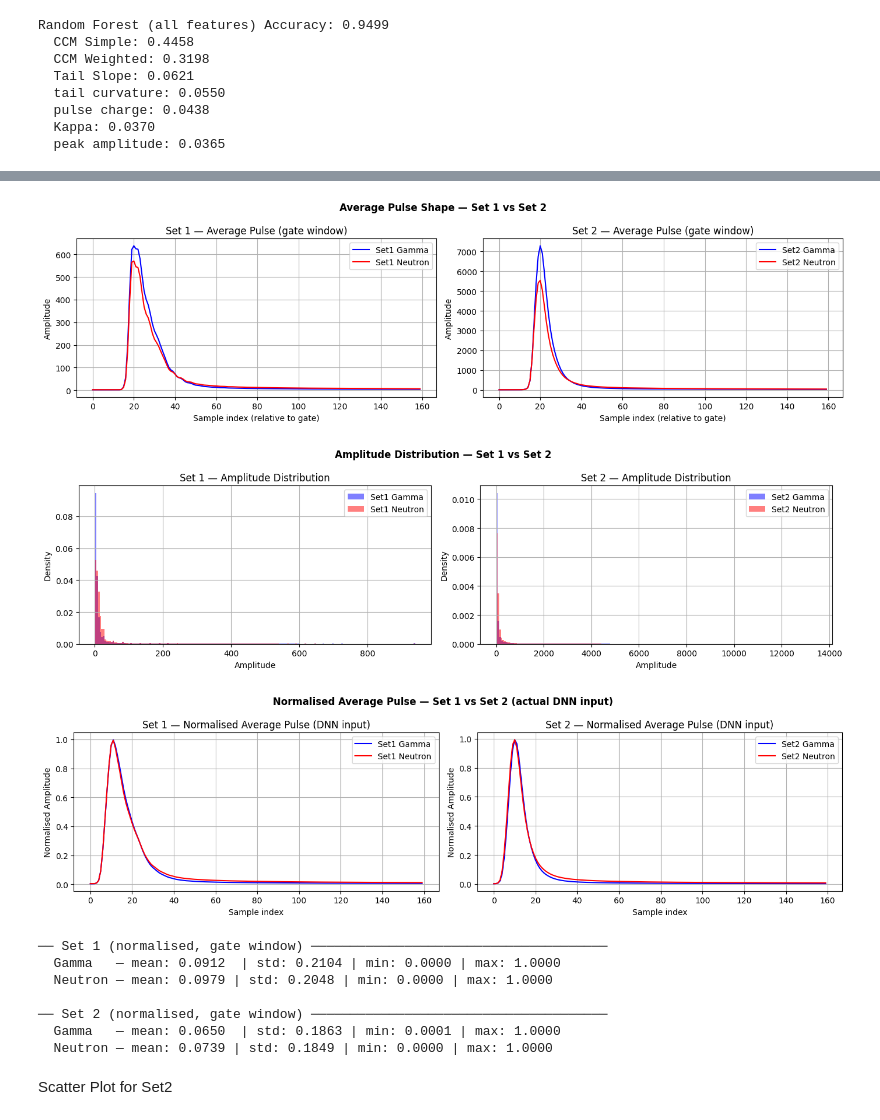
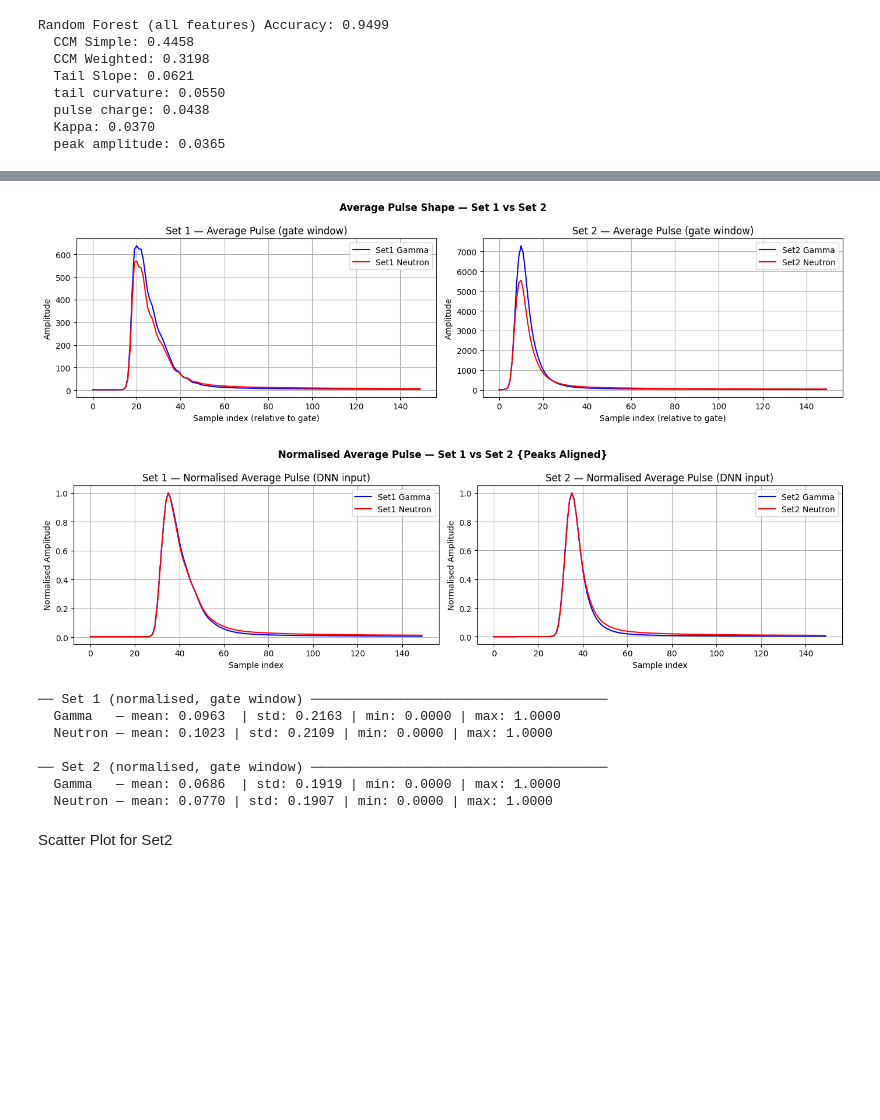
Before and after one commit to Jayanashah/Neutron-Gamma-discrimination-Project, a Jupyter notebook: 27.12.25-Code_Plastic_Scintillator_1.ipynb, the cells around one changed output, grey strips where cells are left out. Drawn from its saved outputs; the diff is of its cells as text; code cells hidden in the pictures; blank space fills up the shorter version.

```diff
--- a/27.12.25-Code_Plastic_Scintillator_1.ipynb
+++ b/27.12.25-Code_Plastic_Scintillator_1.ipynb
@@ -130,8 +130,8 @@ from sklearn.metrics import accuracy_score, confusion_matrix, roc_auc_score
 def calculate_fom(gamma_data, neutron_data, bins=200):
     g_counts, g_edges = np.histogram(gamma_data, bins=bins)
     n_counts, n_edges = np.histogram(neutron_data, bins=bins)
-    g_mids = (g_edges[:-1] + g_edges[1:]) / 2
-    n_mids = (n_edges[:-1] + n_edges[1:]) / 2
+    g_mids = (g_edges[:-1] + g_edges ) / 2
+    n_mids = (n_edges[:-1] + n_edges ) / 2
 
     def get_fwhm(counts, mids):
         peak_idx  = np.argmax(counts)
@@ -2153,12 +2150,13 @@ Set 2 Inference — Accuracy: 0.7944 | AUC: 0.9953
 # Get t-columns from Set 1
 t_cols_s1_gamma   = [c for c in df_clean_gamma.columns   if str(c).startswith('t') or str(c).isdigit()]
 t_cols_s1_neutron = [c for c in df_clean_neutron.columns if str(c).startswith('t') or str(c).isdigit()]
-
+short_start = 15
+long_end    = 165
 # Use numeric columns only for Set 1 (in case columns are named differently)
 set1_gamma_vals   = df_clean_gamma.select_dtypes(include=np.number).iloc[:, short_start:long_end]
 set1_neutron_vals = df_clean_neutron.select_dtypes(include=np.number).iloc[:, short_start:long_end]
-set2_gamma_vals   = df_clean_gamma_AmBe.iloc[:, short_start-10:long_end-10]
-set2_neutron_vals = df_clean_neutron_AmBe.iloc[:, short_start-10:long_end-10]
+set2_gamma_vals   = df_clean_gamma_AmBe.iloc[:, short_start:long_end]
+set2_neutron_vals = df_clean_neutron_AmBe.iloc[:, short_start:long_end]
 
 mean_s1_g = set1_gamma_vals.mean(axis=0).values
 mean_s1_n = set1_neutron_vals.mean(axis=0).values
@@ -2188,38 +2186,6 @@ for spine in axes[1].spines.values():
     spine.set_visible(True)
 
 plt.suptitle("Average Pulse Shape — Set 1 vs Set 2", fontsize=12, fontweight='bold')
-plt.tight_layout()
-plt.show()
-
-# ── Diagnosis 2: Compare amplitude distributions ──────────────────────────────
-
-fig, axes = plt.subplots(1, 2, figsize=(14, 4))
-
-axes[0].hist(set1_gamma_vals.values.flatten(),   bins=200, alpha=0.5,
-             color='blue', label='Set1 Gamma',   density=True)
-axes[0].hist(set1_neutron_vals.values.flatten(), bins=200, alpha=0.5,
-             color='red',  label='Set1 Neutron', density=True)
-axes[0].set_title("Set 1 — Amplitude Distribution")
-axes[0].set_xlabel("Amplitude")
-axes[0].set_ylabel("Density")
-axes[0].legend()
-axes[0].grid(True)
-for spine in axes[0].spines.values():
-    spine.set_visible(True)
-
-axes[1].hist(set2_gamma_vals.values.flatten(),   bins=200, alpha=0.5,
-             color='blue', label='Set2 Gamma',   density=True)
-axes[1].hist(set2_neutron_vals.values.flatten(), bins=200, alpha=0.5,
-             color='red',  label='Set2 Neutron', density=True)
-axes[1].set_title("Set 2 — Amplitude Distribution")
-axes[1].set_xlabel("Amplitude")
-axes[1].set_ylabel("Density")
-axes[1].legend()
-axes[1].grid(True)
-for spine in axes[1].spines.values():
-    spine.set_visible(True)
-
-plt.suptitle("Amplitude Distribution — Set 1 vs Set 2", fontsize=12, fontweight='bold')
 plt.tight_layout()
 plt.show()
 
@@ -2245,44 +2211,43 @@ for spine in axes[0].spines.values():
     spine.set_visible(True)
 
 axes[1].plot(X2_gamma.mean(axis=0),   color='blue', linewidth=1.5, label='Set2 Gamma')
 axes[1].plot(X2_neutron.mean(axis=0), color='red',  linewidth=1.5, label='Set2 Neutron')
 axes[1].set_title("Set 2 — Normalised Average Pulse (DNN input)")
 axes[1].set_xlabel("Sample index")
 axes[1].set_ylabel("Normalised Amplitude")
 axes[1].legend()
 axes[1].grid(True)
 for spine in axes[1].spines.values():
     spine.set_visible(True)
 
-plt.suptitle("Normalised Average Pulse — Set 1 vs Set 2 (actual DNN input)",
+plt.suptitle("Normalised Average Pulse — Set 1 vs Set 2 {Peaks Aligned}",
              fontsize=12, fontweight='bold')
 plt.tight_layout()
 plt.show()
 
 # ── Diagnosis 4: Print raw statistics ────────────────────────────────────────
 
 print("── Set 1 (normalised, gate window) ──────────────────────────────────────")
 print(f"  Gamma   — mean: {X1_gamma.mean():.4f}  | std: {X1_gamma.std():.4f} "
       f"| min: {X1_gamma.min():.4f} | max: {X1_gamma.max():.4f}")
 print(f"  Neutron — mean: {X1_neutron.mean():.4f} | std: {X1_neutron.std():.4f} "
       f"| min: {X1_neutron.min():.4f} | max: {X1_neutron.max():.4f}")
 
 print("\n── Set 2 (normalised, gate window) ──────────────────────────────────────")
 print(f"  Gamma   — mean: {X2_gamma.mean():.4f}  | std: {X2_gamma.std():.4f} "
       f"| min: {X2_gamma.min():.4f} | max: {X2_gamma.max():.4f}")
 print(f"  Neutron — mean: {X2_neutron.mean():.4f} | std: {X2_neutron.std():.4f} "
       f"| min: {X2_neutron.min():.4f} | max: {X2_neutron.max():.4f}")
 # %% [output]
-[figure, old version]
+[figure, new version]
-[figure, old version]
+[figure, new version]
-[figure, removed]
 ── Set 1 (normalised, gate window) ──────────────────────────────────────
-  Gamma   — mean: 0.0912  | std: 0.2104 | min: 0.0000 | max: 1.0000
-  Neutron — mean: 0.0979 | std: 0.2048 | min: 0.0000 | max: 1.0000
+  Gamma   — mean: 0.0963  | std: 0.2163 | min: 0.0000 | max: 1.0000
+  Neutron — mean: 0.1023 | std: 0.2109 | min: 0.0000 | max: 1.0000
 
 ── Set 2 (normalised, gate window) ──────────────────────────────────────
-  Gamma   — mean: 0.0650  | std: 0.1863 | min: 0.0001 | max: 1.0000
-  Neutron — mean: 0.0739 | std: 0.1849 | min: 0.0000 | max: 1.0000
+  Gamma   — mean: 0.0686  | std: 0.1919 | min: 0.0000 | max: 1.0000
+  Neutron — mean: 0.0770 | std: 0.1907 | min: 0.0000 | max: 1.0000
 # %% [markdown]
 Scatter Plot for Set2
 # %%
```
Also changed, not shown: parts of 20 cells of this notebook, 1 other file.
